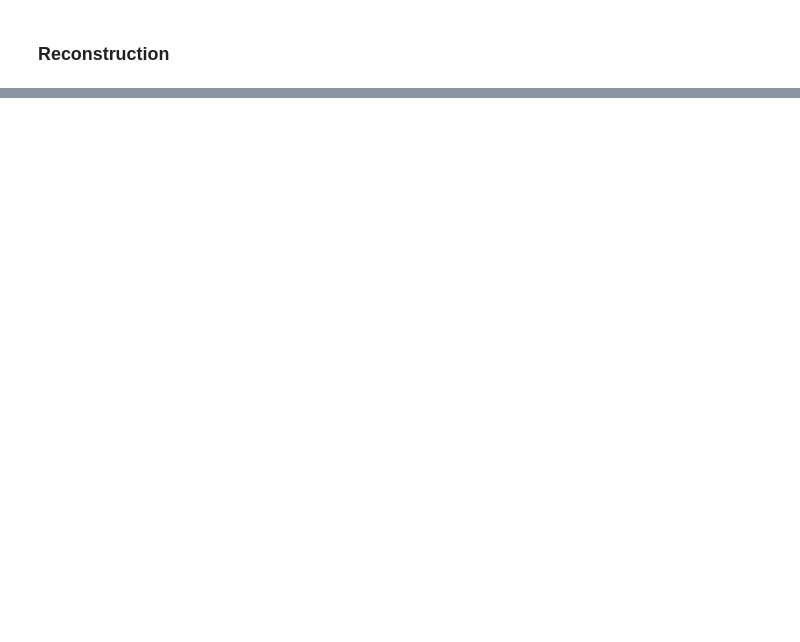
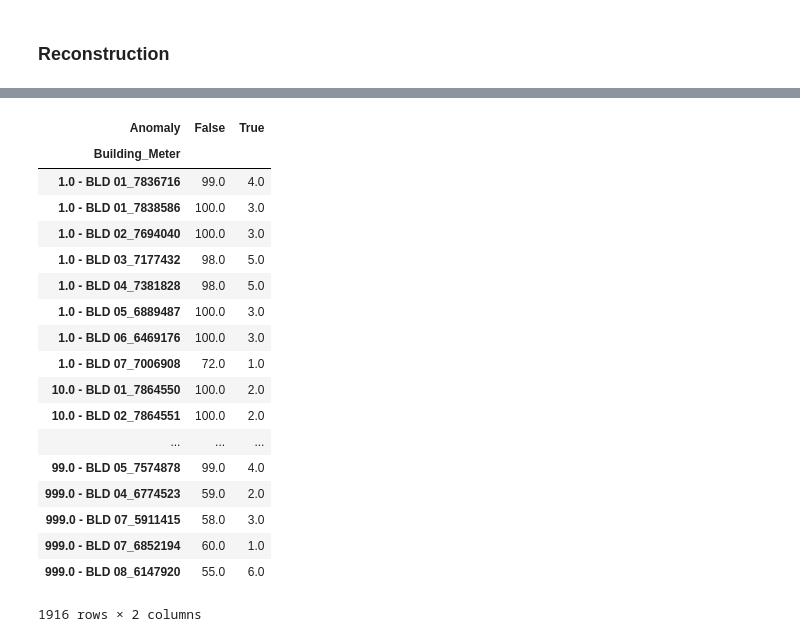
Before and after one commit to jasonfeiwang/Anomaly-Detectors, a Jupyter notebook: src/TS_clustering.ipynb, the cells around one changed output, grey strips where cells are left out. Drawn from its saved outputs; the diff is of its cells as text; code cells hidden in the pictures; blank space fills up the shorter version.

```diff
--- a/src/TS_clustering.ipynb
+++ b/src/TS_clustering.ipynb
@@ -229,0 +327,30 @@ output[['Building_Meter','Month','Imputed_KWH','Reconstructed Value','Error','An
+# %%
+#result_summary = result.pivot_table('Building_Meter','Anomaly').mean()
+result_summary = pd.pivot_table(result,
+                                index = ['Building_Meter'],
+                                aggfunc = 'count',
+                                columns = 'Anomaly',
+                                values = 'Month')
+
+
+result_summary
+# %% [output]
+| Anomaly | False | True |
+| Building_Meter |  |  |
+| 1.0 - BLD 01_7836716 | 99.0 | 4.0 |
+| 1.0 - BLD 01_7838586 | 100.0 | 3.0 |
+| 1.0 - BLD 02_7694040 | 100.0 | 3.0 |
+| 1.0 - BLD 03_7177432 | 98.0 | 5.0 |
+| 1.0 - BLD 04_7381828 | 98.0 | 5.0 |
+| 1.0 - BLD 05_6889487 | 100.0 | 3.0 |
+| 1.0 - BLD 06_6469176 | 100.0 | 3.0 |
+| 1.0 - BLD 07_7006908 | 72.0 | 1.0 |
+| 10.0 - BLD 01_7864550 | 100.0 | 2.0 |
+| 10.0 - BLD 02_7864551 | 100.0 | 2.0 |
+| ... | ... | ... |
+| 99.0 - BLD 05_7574878 | 99.0 | 4.0 |
+| 999.0 - BLD 04_6774523 | 59.0 | 2.0 |
+| 999.0 - BLD 07_5911415 | 58.0 | 3.0 |
+| 999.0 - BLD 07_6852194 | 60.0 | 1.0 |
+| 999.0 - BLD 08_6147920 | 55.0 | 6.0 |
+1916 rows × 2 columns
```
Also changed, not shown: parts of 15 cells of this notebook, 1 other file.
